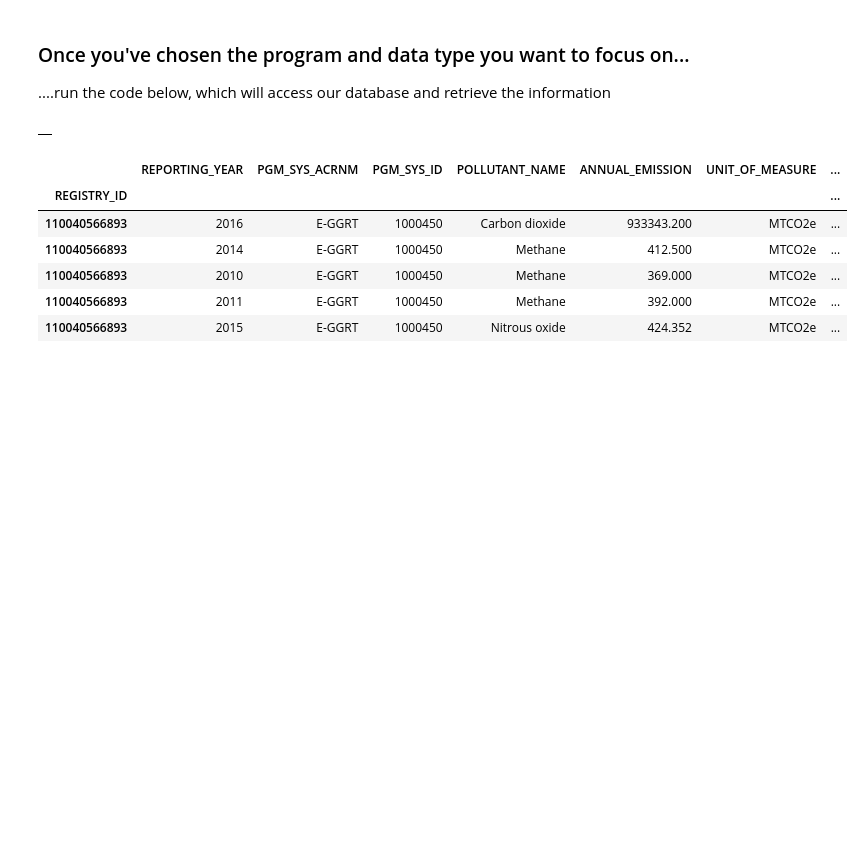
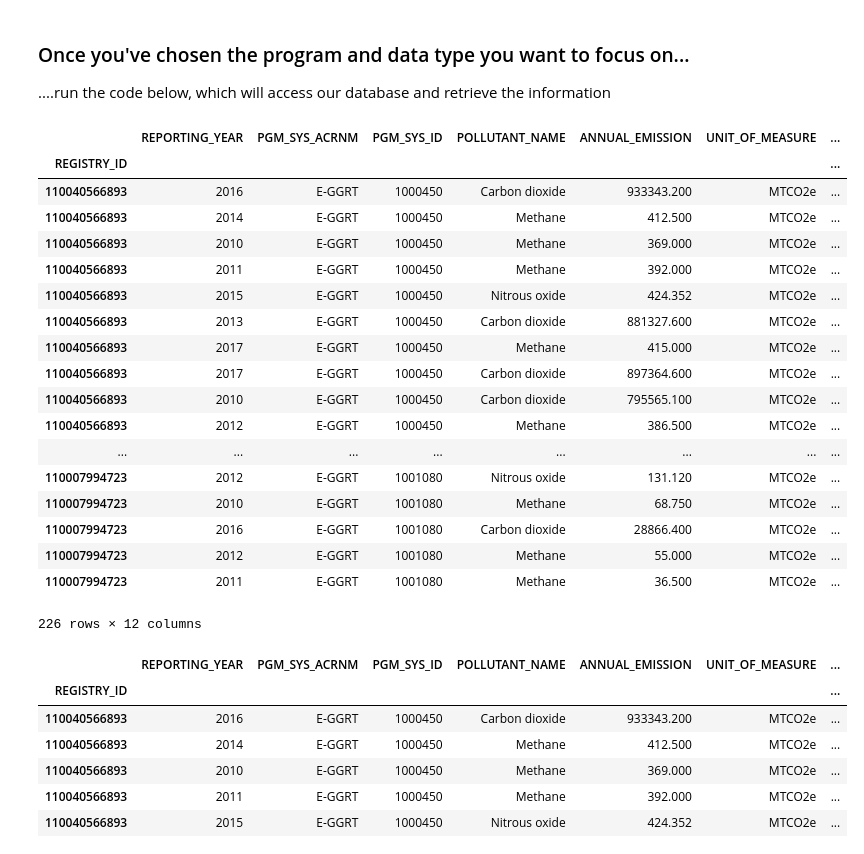
Before and after one commit to edgi-govdata-archiving/ECHO-Cross-Program, a Jupyter notebook: facility-all-programs.ipynb, the cells around one changed output. Saved outputs shown, nothing was run; the diff lists cells and outputs as text; code cells hidden in the pictures; blank space fills up the shorter version.

```diff
--- a/facility-all-programs.ipynb
+++ b/facility-all-programs.ipynb
@@ -484,35 +484,53 @@ else:
     program_data = program.get_data( ee_ids=ids )
 
 # Find the facility that matches the program data, by REGISTRY_ID.
 # Add lat and lon, facility name and REGISTRY_ID as fac_registry_id.
 # (The program data may alread have a REGISTRY_ID field.)
 
 my_prog_data = pd.DataFrame()
 no_data_ids = []
 # Look through all facilities in my CD.
 for fac in echo_data.itertuples():
     fac_id = fac.Index
     try:
-        program_rows = program_data.loc[ str(fac_id) ].copy()
+        program_rows = program_data.loc[ fac_id ].copy()
         n = program_rows.shape[0]
         fac_list = [fac.Index] * n
         fac_names = [fac.FAC_NAME] * n
         fac_lats = [fac.FAC_LAT] * n
         fac_longs = [fac.FAC_LONG] * n
         program_rows['fac_registry_id'] = fac_list
         program_rows['FAC_NAME'] = fac_names
         program_rows['FAC_LAT'] = fac_lats
         program_rows['FAC_LONG'] = fac_longs
         # breakpoint()
         frames = [my_prog_data, program_rows]
         my_prog_data = pd.concat( frames, ignore_index=False)
     except KeyError:
         # The facility wasn't found in the program data.
         no_data_ids.append( fac.Index )
 
 my_prog_data
 # %% [output]
-|  |
+|  | REPORTING_YEAR | PGM_SYS_ACRNM | PGM_SYS_ID | POLLUTANT_NAME | ANNUAL_EMISSION | UNIT_OF_MEASURE | ... |
+| REGISTRY_ID |  |  |  |  |  |  | ... |
+| 110040566893 | 2016 | E-GGRT | 1000450 | Carbon dioxide | 933343.200 | MTCO2e | ... |
+| 110040566893 | 2014 | E-GGRT | 1000450 | Methane | 412.500 | MTCO2e | ... |
+| 110040566893 | 2010 | E-GGRT | 1000450 | Methane | 369.000 | MTCO2e | ... |
+| 110040566893 | 2011 | E-GGRT | 1000450 | Methane | 392.000 | MTCO2e | ... |
+| 110040566893 | 2015 | E-GGRT | 1000450 | Nitrous oxide | 424.352 | MTCO2e | ... |
+| 110040566893 | 2013 | E-GGRT | 1000450 | Carbon dioxide | 881327.600 | MTCO2e | ... |
+| 110040566893 | 2017 | E-GGRT | 1000450 | Methane | 415.000 | MTCO2e | ... |
+| 110040566893 | 2017 | E-GGRT | 1000450 | Carbon dioxide | 897364.600 | MTCO2e | ... |
+| 110040566893 | 2010 | E-GGRT | 1000450 | Carbon dioxide | 795565.100 | MTCO2e | ... |
+| 110040566893 | 2012 | E-GGRT | 1000450 | Methane | 386.500 | MTCO2e | ... |
+| ... | ... | ... | ... | ... | ... | ... | ... |
+| 110007994723 | 2012 | E-GGRT | 1001080 | Nitrous oxide | 131.120 | MTCO2e | ... |
+| 110007994723 | 2010 | E-GGRT | 1001080 | Methane | 68.750 | MTCO2e | ... |
+| 110007994723 | 2016 | E-GGRT | 1001080 | Carbon dioxide | 28866.400 | MTCO2e | ... |
+| 110007994723 | 2012 | E-GGRT | 1001080 | Methane | 55.000 | MTCO2e | ... |
+| 110007994723 | 2011 | E-GGRT | 1001080 | Methane | 36.500 | MTCO2e | ... |
+226 rows × 12 columns
 # %%
 program_data
 # %% [output]
```
Also changed, not shown: parts of 1 cell of this notebook.
